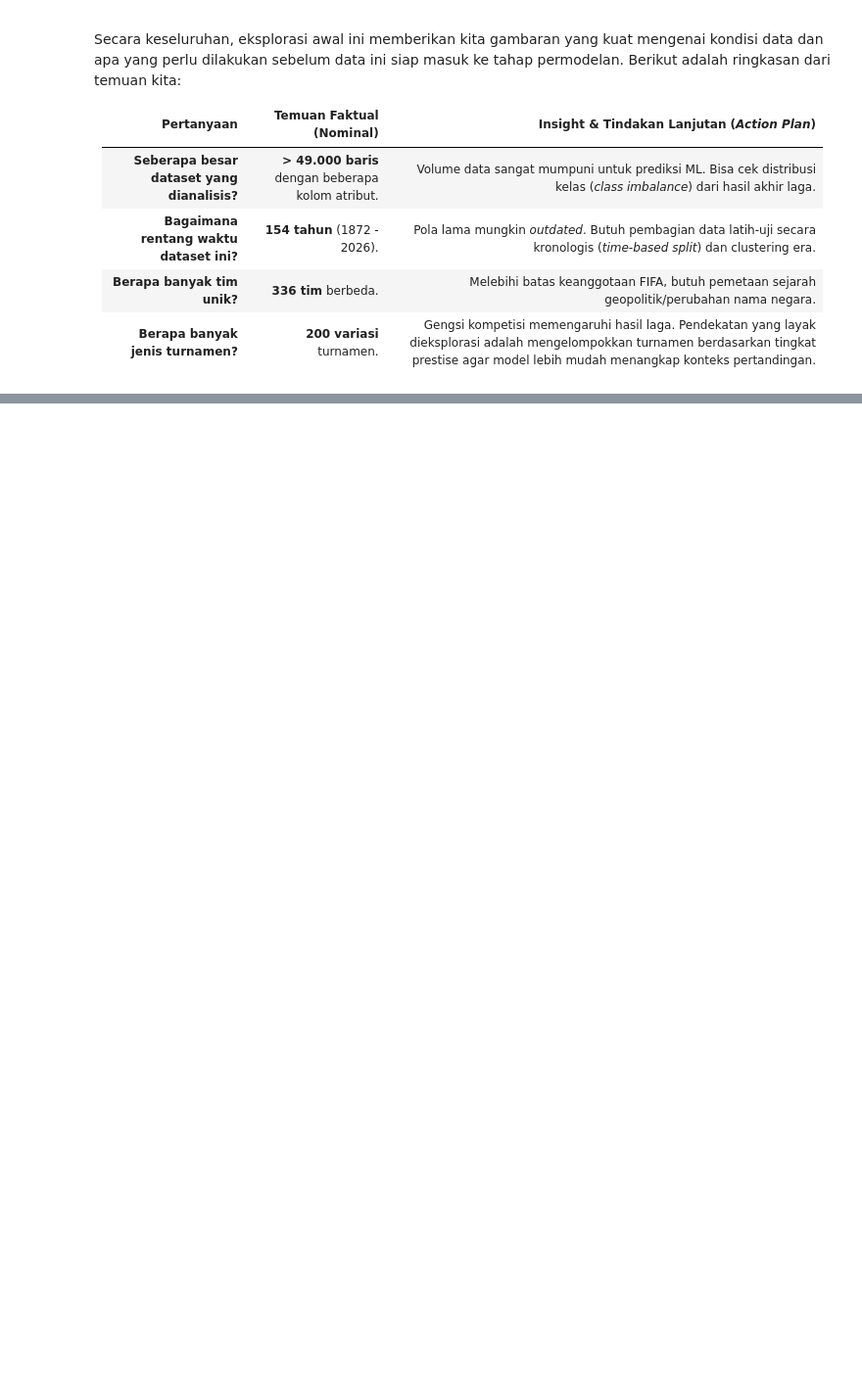
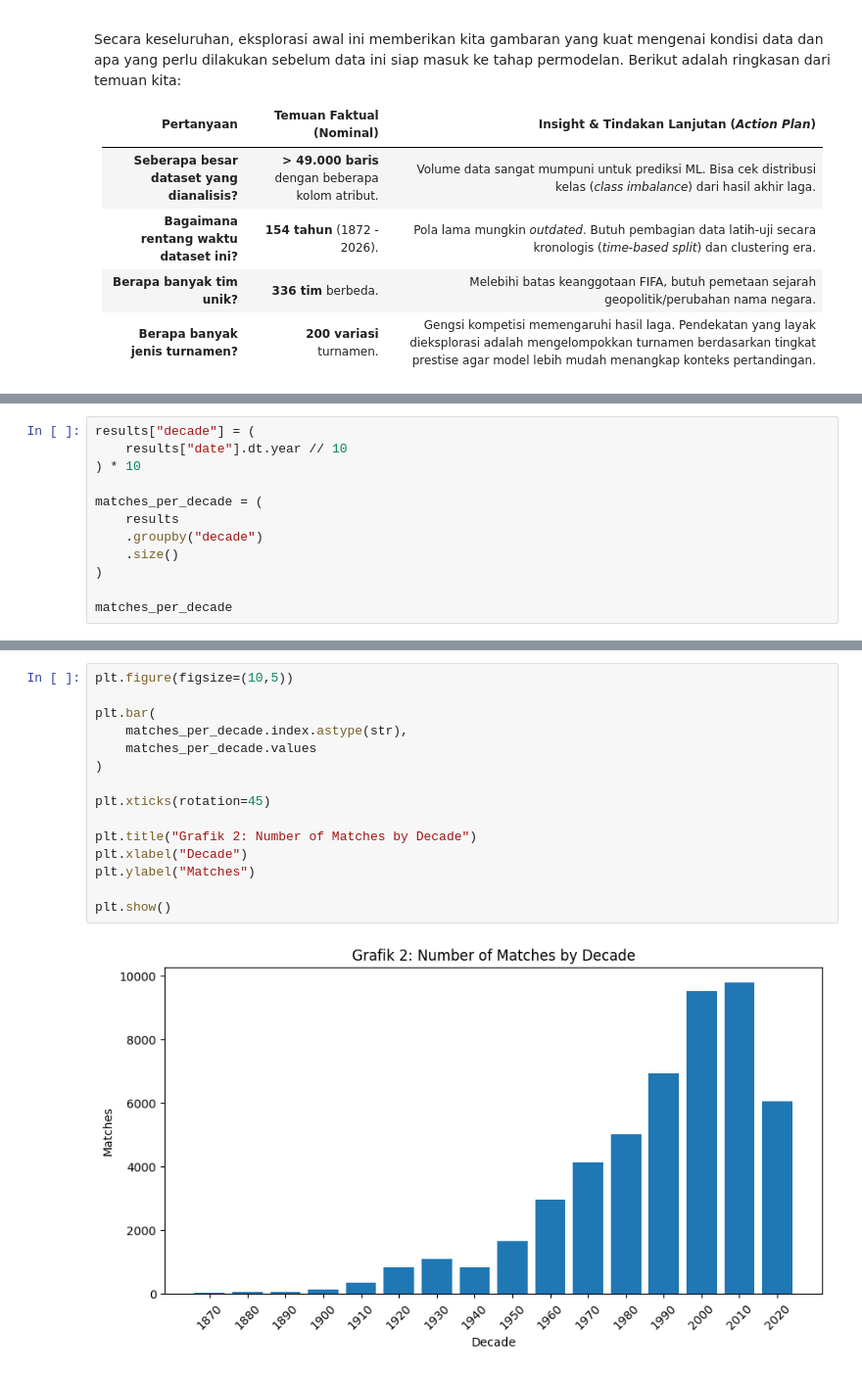
Before and after one commit to RyannPy/international-football-prediction, a Jupyter notebook: notebooks/04_exploratory_data_analyis.ipynb, the cells around one changed output, grey strips where cells are left out. Shown at 98% size. Cells and saved outputs as stored; diff of their text form; blank space fills up the shorter version.

```diff
--- a/notebooks/04_exploratory_data_analyis.ipynb
+++ b/notebooks/04_exploratory_data_analyis.ipynb
@@ -101,0 +169,12 @@ Secara keseluruhan, eksplorasi awal ini memberikan kita gambaran yang kuat menge
+# %%
+results["decade"] = (
+    results["date"].dt.year // 10
+) * 10
+
+matches_per_decade = (
+    results
+    .groupby("decade")
+    .size()
+)
+
+matches_per_decade
@@ -101,0 +200,17 @@ Secara keseluruhan, eksplorasi awal ini memberikan kita gambaran yang kuat menge
+# %%
+plt.figure(figsize=(10,5))
+
+plt.bar(
+    matches_per_decade.index.astype(str),
+    matches_per_decade.values
+)
+
+plt.xticks(rotation=45)
+
+plt.title("Grafik 2: Number of Matches by Decade")
+plt.xlabel("Decade")
+plt.ylabel("Matches")
+
+plt.show()
+# %% [output]
+[figure, added]
```
Also changed, not shown: parts of 10 cells of this notebook, 1 other file.
